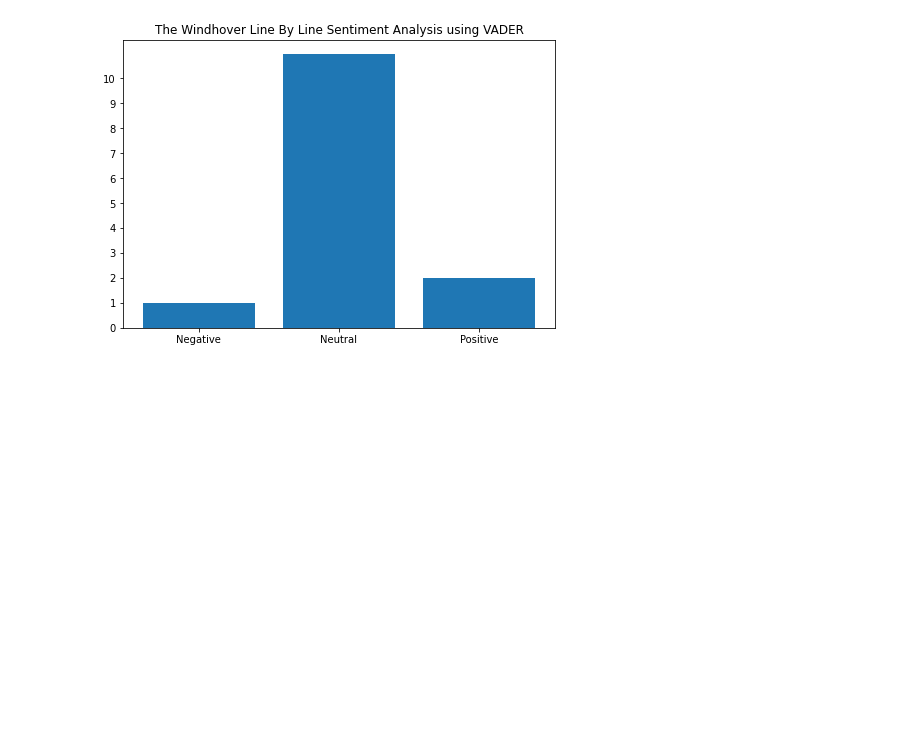
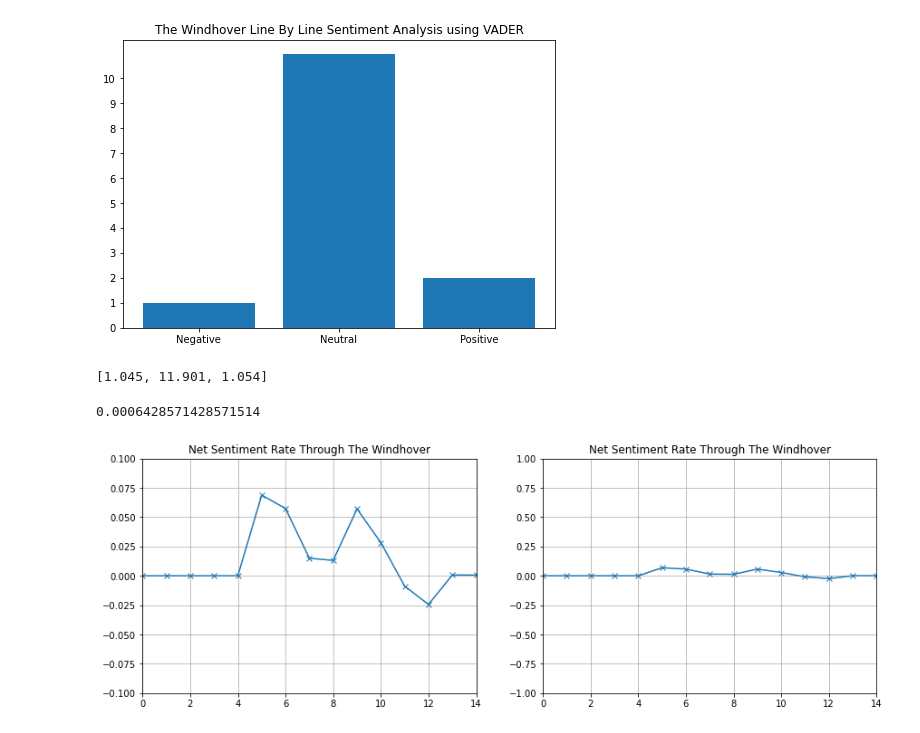
Before and after one commit to bethmward/MetreMuse, a Jupyter notebook: The Windhover/VADER The Windhover.ipynb, the cells around one changed output. Drawn from its saved outputs; the diff is of its cells as text; code cells hidden in the pictures; blank space fills up the shorter version.

Commit message:
Added Net Sentiment Rate calculation to VADER notebook
This sums VADER's scoring of lines of the poem, and calculates the overall sentiment of the poem as of each line. Hence I also supply the net sentiment rate of the whole poem.

```diff
--- a/The Windhover/VADER The Windhover.ipynb
+++ b/The Windhover/VADER The Windhover.ipynb
@@ -20,12 +20,15 @@ file1 = open('the_windhover.txt', 'r')
 pos = 0;
 neg = 0;
 neu = 0;
+lines = 0;
 
 # Rating each line
 for line in file1:
     b = line.strip()
     score = sid.polarity_scores(b)
+
     if b != "" :
+        lines += 1
         print("{}\n {}".format(b, score))
 
         # depending on trends throughout files, I may adjust these markers (0.5 and -0.5)
@@ -77,3 +80,53 @@ ax.set_yticks(np.arange(0, 11, 1))
 plt.show()
 # %% [output]
 [figure]
+# %%
+# The following code calculates the net sentiment rate of the poem overall, rather than considering it line by line
+file1 = open('the_windhover.txt', 'r')
+
+nsr = np.zeros(lines + 1, dtype=float) # a 1x15 array (0:14 lines)
+#print(nsr) # [0., 0., 0., 0., ...]
+#print(nsr[1]) # 0.0
+lines = 0
+vec = [0,0,0];
+
+for line in file1:
+    b = line.strip()
+    score = sid.polarity_scores(b)
+
+    if b != '' :
+        lines += 1
+
+        # add polarity scores of all lines to evaluate poem as a whole later
+        vec = [vec[0] + score['neg'], vec[1] + score['neu'], vec[2] + score['pos']]
+
+        # evaluate poem using net sentiment rate
+        nsr[lines] = (vec[2] - vec[0]) / lines
+
+# Closing file(s)
+file1.close()
+# %%
+print(vec) # the total sum of polarities
+# %% [output]
+[1.045, 11.901, 1.054]
+# %%
+print(nsr[14]) # the final calculation of net sentiment rate
+# %% [output]
+0.0006428571428571514
+# %%
+# I'm not sure whether to present this as projecting polarity (wavering but generally closer to neutral)
+# or intensity (fairly weak compared to min/max net sentiment rate)
+fig, (ax1, ax2) = plt.subplots(1, 2)
+ax1.set_title('Net Sentiment Rate Through The Windhover')
+ax2.set_title('Net Sentiment Rate Through The Windhover')
+ax1.plot(nsr, marker = 'x')
+ax2.plot(nsr, marker = 'x')
+ax1.set_xlim(0, 14)
+ax2.set_xlim(0, 14)
+ax1.set_ylim(-0.1, 0.1)
+ax2.set_ylim(-1, 1)
+ax1.grid(True)
+ax2.grid(True)
+plt.subplots_adjust(bottom=0, right=2, top=0.9);
+# %% [output]
+[figure, added]
```
